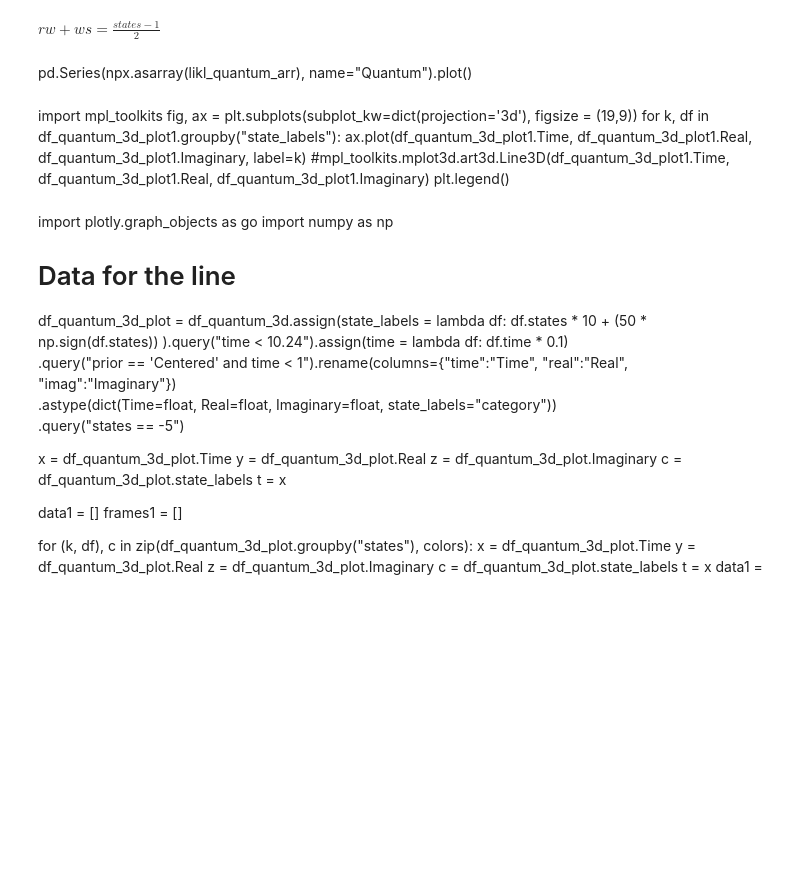
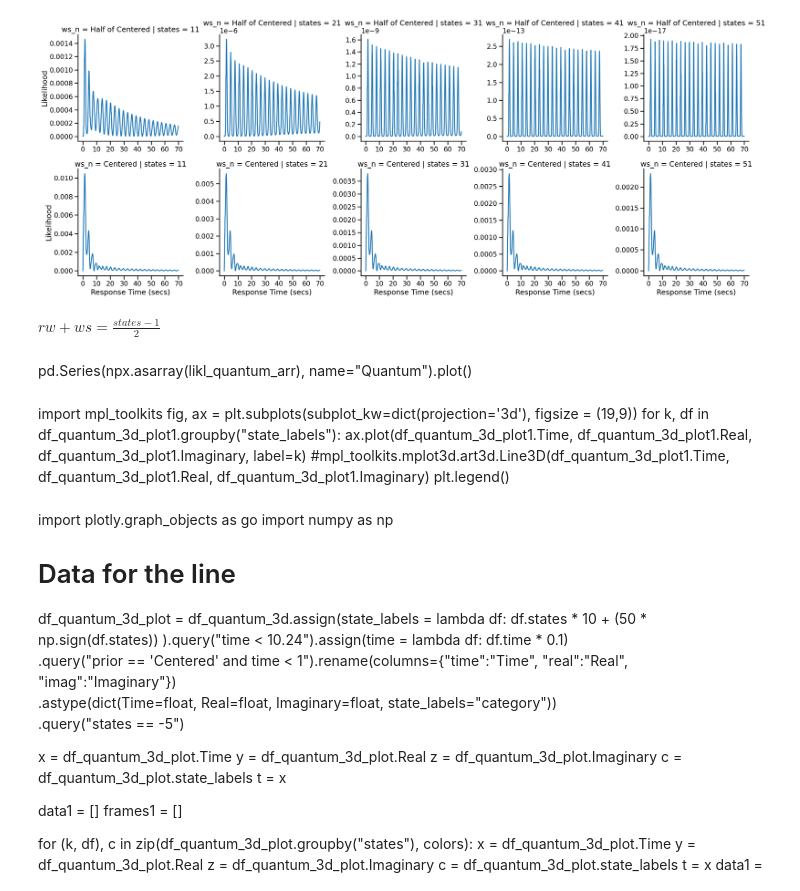
Before and after one commit to rkmalaiya/stochastic_cognitive_dynamics, a Jupyter notebook: poc/Diffusion_Quantum_Discrete_Continuous_Time.ipynb, the cells around one changed output. Saved outputs shown, nothing was run; the diff lists cells and outputs as text; code cells hidden in the pictures; blank space fills up the shorter version.

```diff
--- a/poc/Diffusion_Quantum_Discrete_Continuous_Time.ipynb
+++ b/poc/Diffusion_Quantum_Discrete_Continuous_Time.ipynb
@@ -166,10 +263,12 @@ df_plot_n.query("model=='Quantum' and states.isin((11,13,15,21)) and states==11"
 # %%
-with sns.plotting_context("talk", font_scale=1.7):
-    f = sns.relplot(df_plot_n.query("model=='Quantum' and states.isin((11,13,15,21,51,101))"),
-    x="time", y="likl", hue="ws_n", aspect=4, row="states",
+with sns.plotting_context("talk", font_scale=1):
+    f = sns.relplot(df_plot_n.query("model=='Quantum'"),
+    x="time", y="likl", row="ws_n", col="states", #aspect=2, height=10,
     kind="line", facet_kws={"sharey":False, "sharex":False})
     f.set_axis_labels(x_var="Response Time (secs)", y_var="Likelihood")
-    f.set_titles("{row_name}", size=50)
+    #f.set_titles("State: {col_name}", size=20)
+# %% [output]
+[figure, added]
 # %%
 with sns.plotting_context("talk", font_scale=1.7):
     f = sns.relplot(df_plot_n.query("ws_n=='<<1/2' and states==11"),
```
Also changed, not shown: parts of 19 cells of this notebook, 2 other files.
